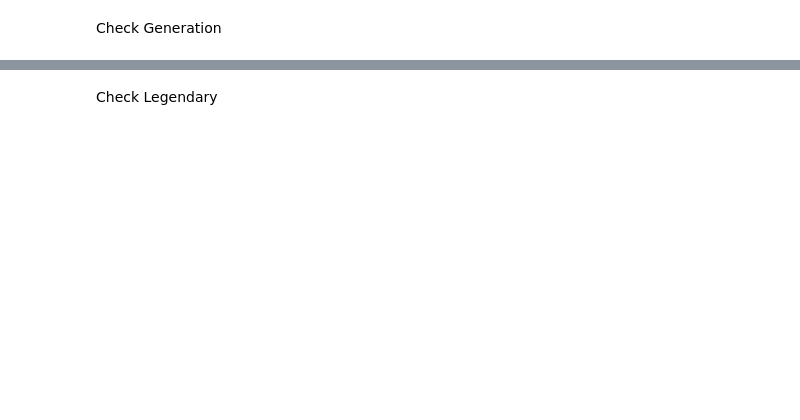
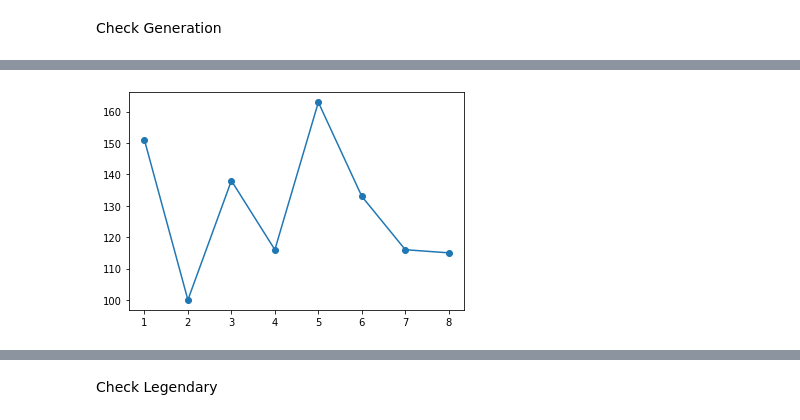
Before and after one commit to laewonJeong/Data-Analysis-Programming, a Jupyter notebook: DAP_Project.ipynb, the cells around one changed output, grey strips where cells are left out. Drawn from its saved outputs; the diff is of its cells as text; code cells hidden in the pictures; blank space fills up the shorter version.

```diff
--- a/DAP_Project.ipynb
+++ b/DAP_Project.ipynb
@@ -116,0 +137,7 @@ plt.show()
+# %%
+# 몇세대 포켓몬이 제일 많은지 선그래프를 이용해 확인
+df_generation = df['Generation'].value_counts().sort_index()
+plt.plot(df_generation, marker ='o')
+plt.show()
+# %% [output]
+[figure, added]
```
Also changed, not shown: parts of 28 cells of this notebook.
